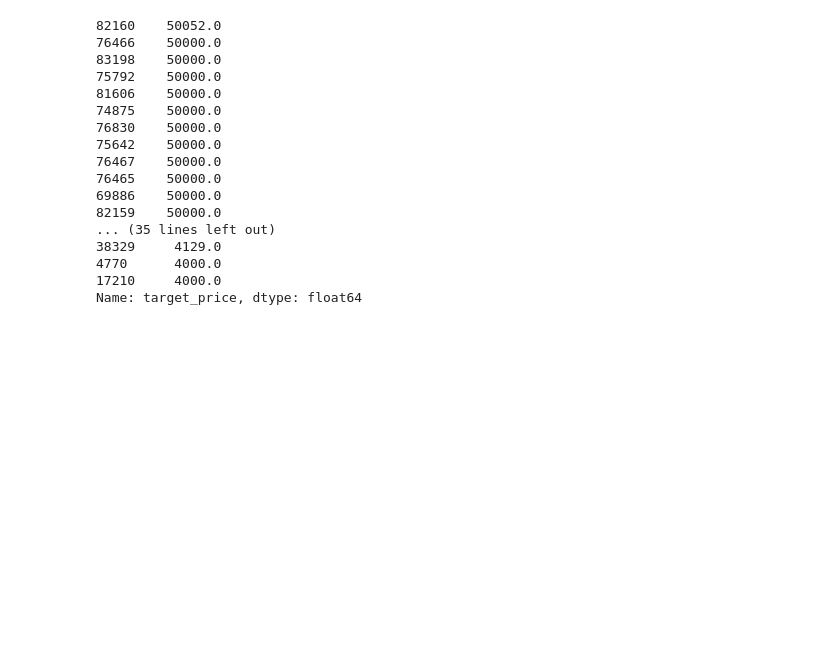
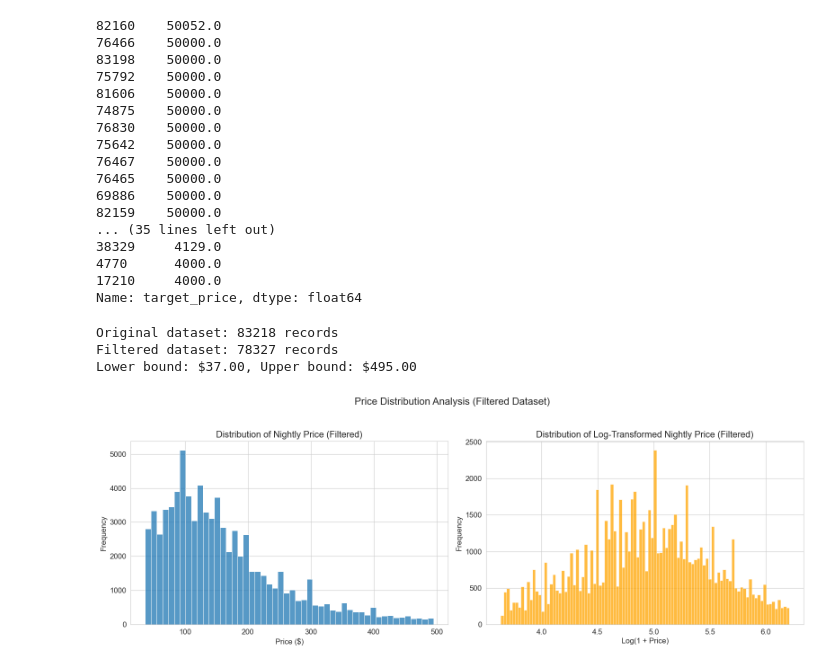
Before and after one commit to arvindsuresh-math/AirBnB-Price-Recommender, a Jupyter notebook: notebooks/00_exploratory_data_analysis.ipynb, the cells around one changed output. Cells and saved outputs as stored; diff of their text form; code cells hidden in the pictures; blank space fills up the shorter version.

```diff
--- a/notebooks/00_exploratory_data_analysis.ipynb
+++ b/notebooks/00_exploratory_data_analysis.ipynb
@@ -15,7 +15,7 @@ import os
 
 # --- Configuration ---
 CITY = "nyc"
-DATA_DIR = os.path.expanduser(f"~/Downloads/insideairbnb/{CITY}")
+DATA_DIR = os.path.expanduser(f"../data")
 DATASET_PATH = os.path.join(DATA_DIR, f"{CITY}_final_modeling_dataset.parquet")
 
 # --- Plotting Style ---
@@ -124,3 +124,35 @@ check
 4770      4000.0
 17210     4000.0
 Name: target_price, dtype: float64
+# %%
+# Remove top and bottom 1% of samples by target_price
+lower_bound = df['target_price'].quantile(0.01)
+upper_bound = df['target_price'].quantile(0.95)
+df_filtered = df[(df['target_price'] >= lower_bound) & (df['target_price'] <= upper_bound)]
+print(f"Original dataset: {len(df)} records")
+print(f"Filtered dataset: {len(df_filtered)} records")
+print(f"Lower bound: ${lower_bound:.2f}, Upper bound: ${upper_bound:.2f}")
+
+# Plot histograms of target_price and log target_price after filtering
+fig, axes = plt.subplots(1, 2, figsize=(16, 6))
+
+# Histogram of the filtered price
+sns.histplot(df_filtered['target_price'], bins=50, ax=axes[0])
+axes[0].set_title('Distribution of Nightly Price (Filtered)')
+axes[0].set_xlabel('Price ($)')
+axes[0].set_ylabel('Frequency')
+
+# Histogram of the log-transformed filtered price
+sns.histplot(np.log1p(df_filtered['target_price']), bins=100, ax=axes[1], color='orange')
+axes[1].set_title('Distribution of Log-Transformed Nightly Price (Filtered)')
+axes[1].set_xlabel('Log(1 + Price)')
+axes[1].set_ylabel('Frequency')
+
+plt.suptitle('Price Distribution Analysis (Filtered Dataset)', fontsize=16)
+plt.tight_layout(rect=[0, 0.03, 1, 0.95])
+plt.show()
+# %% [output]
+Original dataset: 83218 records
+Filtered dataset: 78327 records
+Lower bound: $37.00, Upper bound: $495.00
+[figure, added]
```
Also changed, not shown: parts of 13 cells of this notebook, 1 other file.
